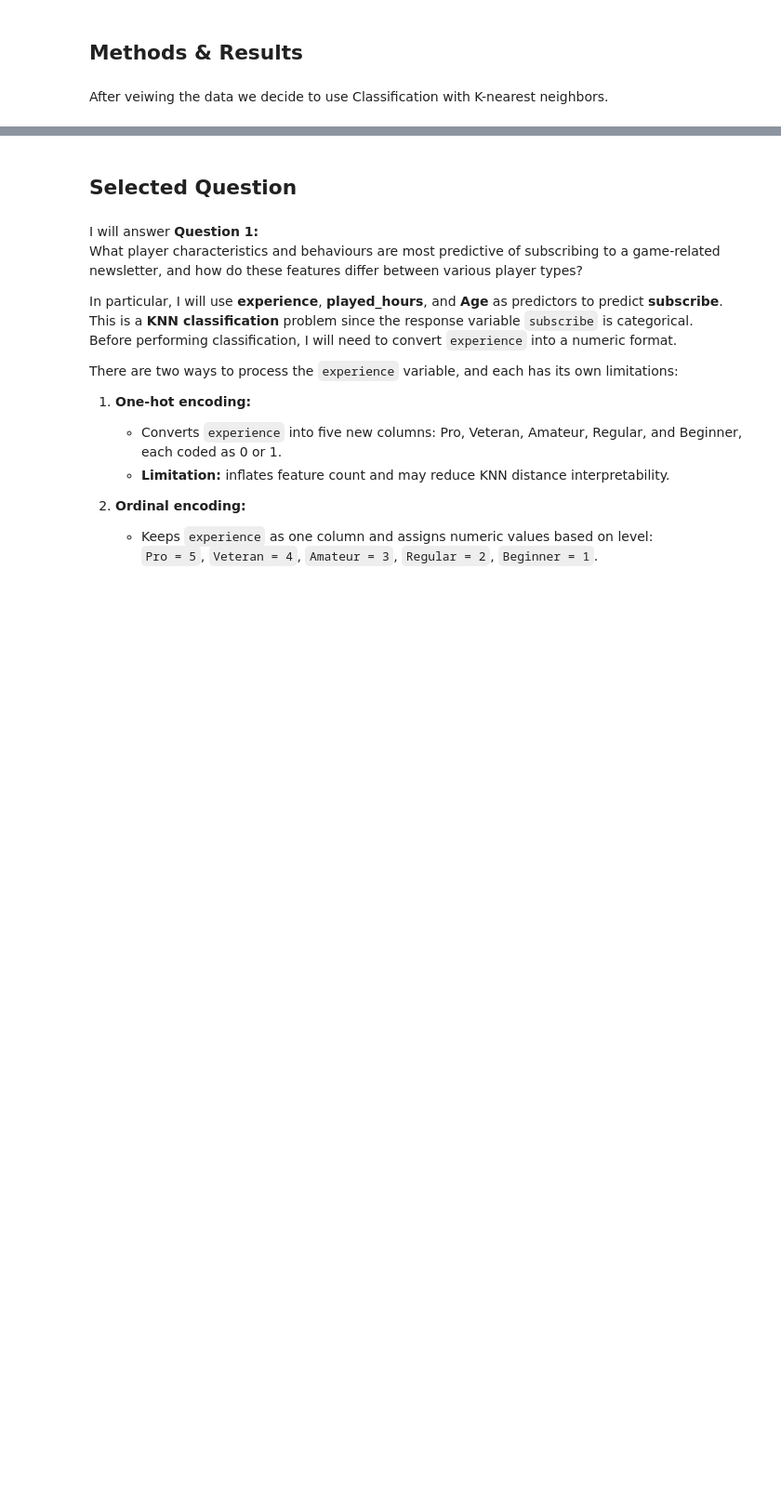
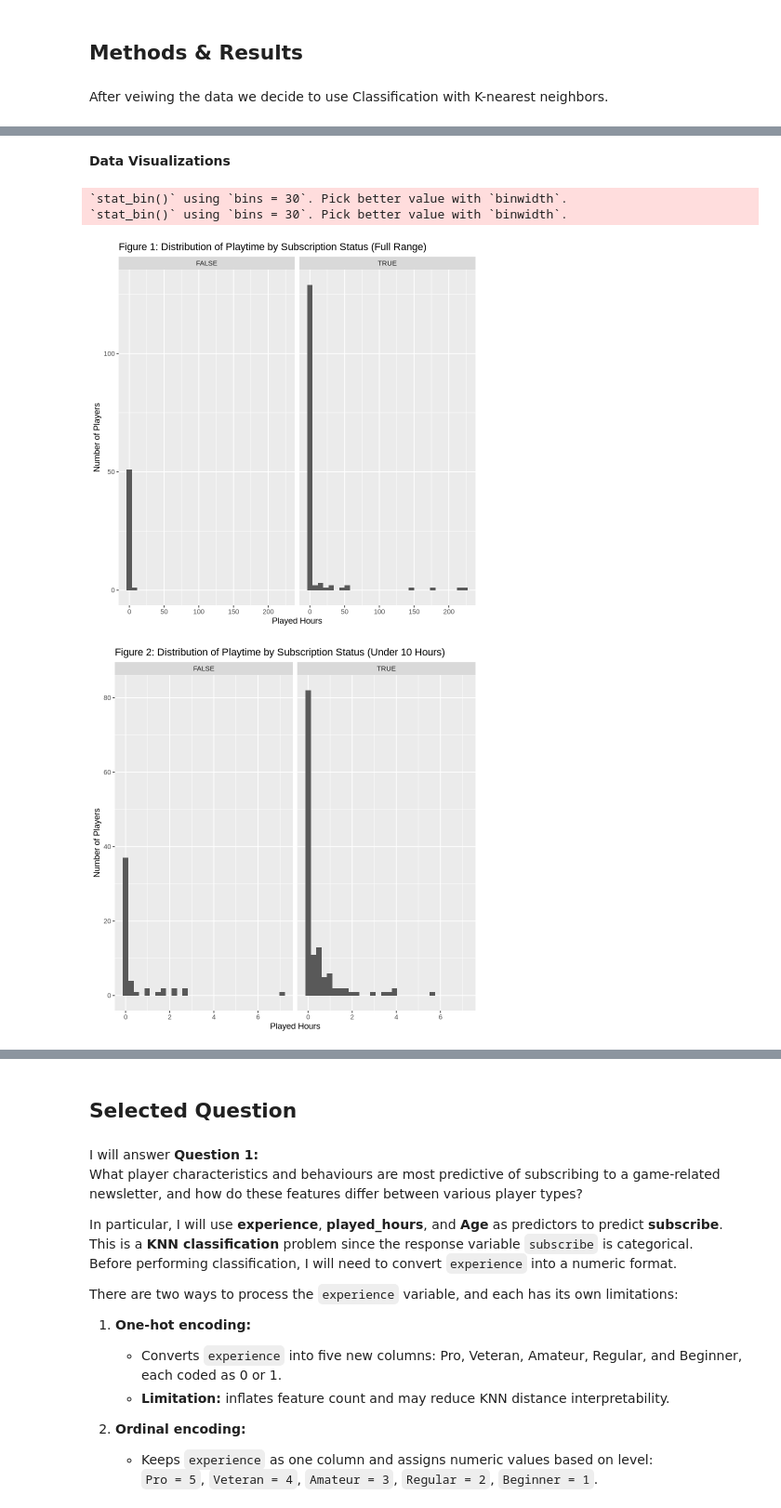
Before and after one commit to lsqolivia/Final-Report-34, a Jupyter notebook: dsci project-34 (7).ipynb, the cells around one changed output, grey strips where cells are left out. Shown at 93% size. Drawn from its saved outputs; the diff is of its cells as text; code cells hidden in the pictures; blank space fills up the shorter version.

```diff
--- a/dsci project-34 (7).ipynb
+++ b/dsci project-34 (7).ipynb
@@ -223,0 +119,21 @@ make a plot that x is k and y is accuracy to get k.
+# %% [markdown]
+**Data Visualizations**
+# %%
+ggplot(players, aes(x=played_hours)) +
+geom_histogram() +
+facet_grid(cols = vars(subscribe)) +
+labs(title = "Figure 1: Distribution of Playtime by Subscription Status (Full Range)",
+     x = "Played Hours",
+     y = "Number of Players")
+
+players |> filter(played_hours <= 10) |>
+ggplot(aes(x=played_hours)) + geom_histogram() +
+facet_grid(cols = vars(subscribe)) +
+labs(title = "Figure 2: Distribution of Playtime by Subscription Status (Under 10 Hours)",
+     x = "Played Hours",
+     y = "Number of Players")
+# %% [output]
+`stat_bin()` using `bins = 30`. Pick better value with `binwidth`.
+`stat_bin()` using `bins = 30`. Pick better value with `binwidth`.
+[figure, added]
+[figure, added]
```
Also changed, not shown: parts of 58 cells of this notebook.
